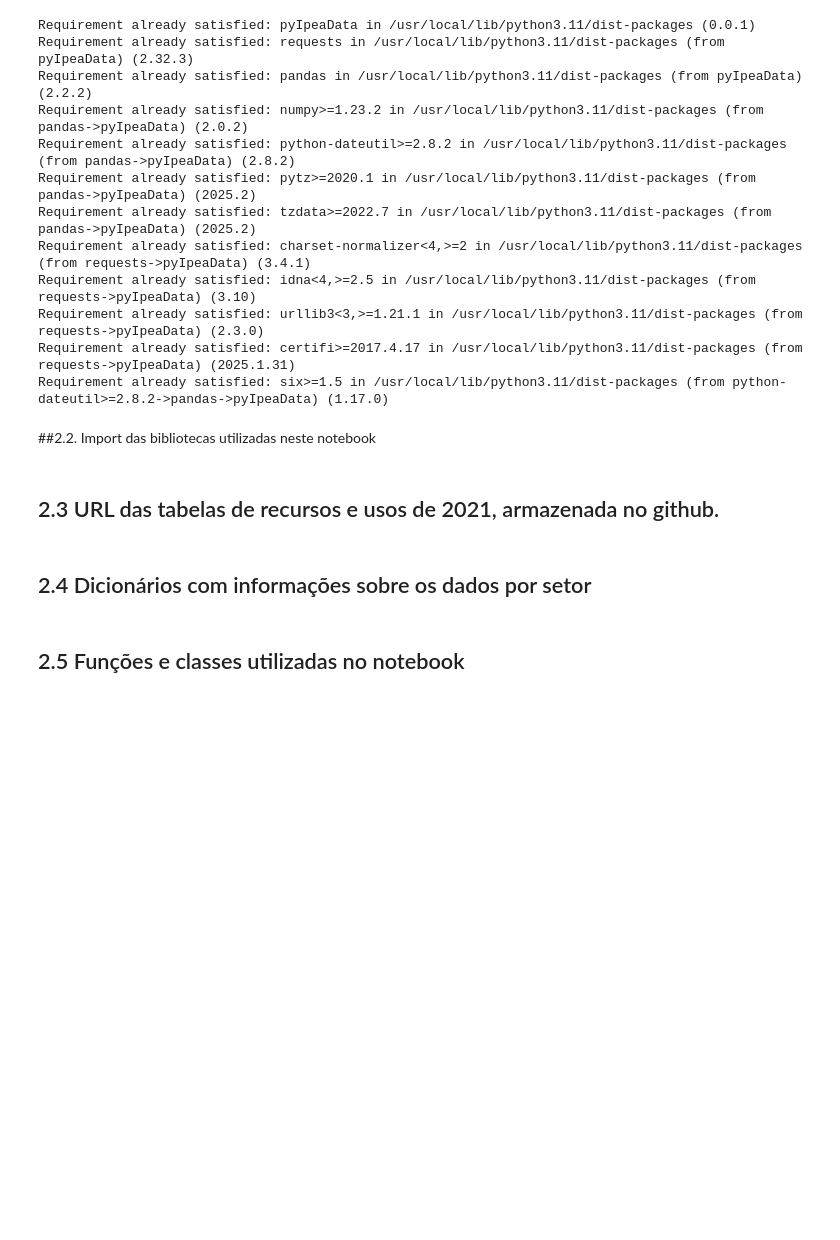
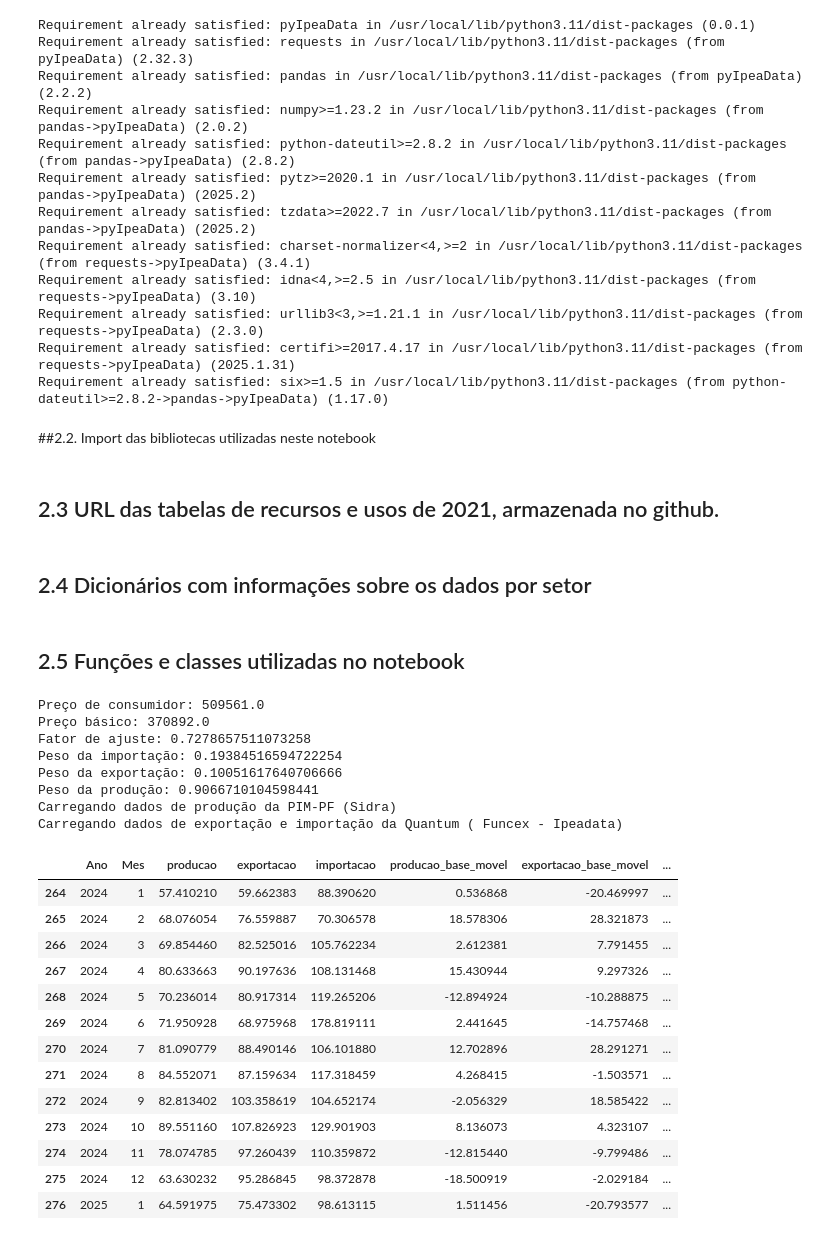
Before and after one commit to amiltonmendes/consumo-aparente, a Jupyter notebook: Cálculo de consumo nacional aparente.ipynb, the cells around one changed output. Saved outputs shown, nothing was run; the diff lists cells and outputs as text; code cells hidden in the pictures; blank space fills up the shorter version.

Commit message:
Atualização para tentar trabalhar com bases móveis

```diff
--- a/Cálculo de consumo nacional aparente.ipynb
+++ b/Cálculo de consumo nacional aparente.ipynb
@@ -35,8 +35,8 @@ import pyIpeaData as ip
 # %% [markdown]
 ## 2.3 URL das tabelas de recursos e usos de 2021, armazenada no github.
 # %%
-url_recursos = 'https://github.com/amiltonmendes/consumo-aparente/raw/refs/heads/main/MIP/68_tab1_2021.xls'
-url_usos = 'https://github.com/amiltonmendes/consumo-aparente/raw/refs/heads/main/MIP/68_tab2_2021.xls'
+url_recursos = 'https://github.com/amiltonmendes/consumo-aparente/raw/refs/heads/main/MIP/68_tab1_2019.xls'
+url_usos = 'https://github.com/amiltonmendes/consumo-aparente/raw/refs/heads/main/MIP/68_tab2_2019.xls'
 # %% [markdown]
 ## 2.4 Dicionários com informações sobre os dados por setor
 # %%
@@ -152,25 +152,69 @@ class ConsumoAparente():
       print(f'Peso da produção: {peso_producao}')
       print('Carregando dados de produção da PIM-PF (Sidra)')
     producao = self.carrega_dados_producao_mensal(mapa_cnae[cnae]['sidra_url'])
+    #Converter esse índice para a base de 2012
+    media_indice_2012 = producao[producao['Ano'] == 2012]['producao'].mean()
+    producao['producao'] = producao['producao']*100/media_indice_2012
+
     if verbose == 1:
       print('Carregando dados de exportação e importação da Quantum ( Funcex - Ipeadata)')
     dados_exportacao = self.carrega_dados_quantum_exp_imp(mapa_cnae[cnae]['exportacao'],'exportacao')
+    #Converter esse índice para a base de 2012
+    media_indice_2012 = dados_exportacao[dados_exportacao['Ano'] == 2012]['exportacao'].mean()
+    dados_exportacao['exportacao'] = dados_exportacao['exportacao']*100/media_indice_2012
     dados_importacao = self.carrega_dados_quantum_exp_imp(mapa_cnae[cnae]['importacao'],'importacao')
+    #Converter esse índice para a base de 2012
+    media_indice_2012 = dados_importacao[dados_importacao['Ano'] == 2012]['importacao'].mean()
+    dados_importacao['importacao'] = dados_importacao['importacao']*100/media_indice_2012
+
+    #Juntar os dados de produção, importação e exportação
+    producao = producao.merge(dados_exportacao,how='inner',on=['Ano','Mes']).merge(dados_importacao,how='inner',on=['Ano','Mes'])
 
 
-    producao = producao.merge(dados_exportacao,how='inner',on=['Ano','Mes']).merge(dados_importacao,how='inner',on=['Ano','Mes'])
 
     producao['producao'] = producao['producao'].astype(float)
     producao['importacao'] = producao['importacao'].astype(float)
     producao['exportacao'] = producao['exportacao'].astype(float)
 
+    producao['producao_base_movel'] = producao['producao'].pct_change()*100
+    producao['exportacao_base_movel'] = producao['exportacao'].pct_change()*100
+    producao['importacao_base_movel'] = producao['importacao'].pct_change()*100
+
     producao['consumo_aparente'] = producao['producao']*peso_producao - producao['exportacao']*peso_exportacao + producao['importacao']*peso_importacao
+    producao['consumo_aparente_base_movel'] = producao['producao_base_movel']*peso_producao - producao['exportacao_base_movel']*peso_exportacao + producao['importacao_base_movel']*peso_importacao
 
     producao['consumo_aparente_12_meses_anterior'] = producao['consumo_aparente'].shift(12)
 
-    producao['variacao_consumo_aparente_arredondado'] = ((producao['consumo_aparente']/producao['consumo_aparente_12_meses_anterior'])-1)*100
+    producao['variacao_consumo_aparente'] = ((producao['consumo_aparente']/producao['consumo_aparente_12_meses_anterior'])-1)*100
+
+    producao['variacao_consumo_aparente_base_movel'] = producao['consumo_aparente_base_movel'].pct_change(12)*100
 
     return producao
 # %%
 consumoAparente = ConsumoAparente(carrega_dados_oferta(),carrega_dados_producao(),carrega_dados_importacao(),carrega_dados_exportacao())
+# %%
+consumoAparente.calcula_consumo_aparente('29',1).tail(13)
+# %% [output]
+Preço de consumidor: 509561.0
+Preço básico: 370892.0
+Fator de ajuste: 0.7278657511073258
+Peso da importação: 0.19384516594722254
+Peso da exportação: 0.10051617640706666
+Peso da produção: 0.9066710104598441
+Carregando dados de produção da PIM-PF (Sidra)
+Carregando dados de exportação e importação da Quantum ( Funcex - Ipeadata)
+|  | Ano | Mes | producao | exportacao | importacao | producao_base_movel | exportacao_base_movel | ... |
+| 264 | 2024 | 1 | 57.410210 | 59.662383 | 88.390620 | 0.536868 | -20.469997 | ... |
+| 265 | 2024 | 2 | 68.076054 | 76.559887 | 70.306578 | 18.578306 | 28.321873 | ... |
+| 266 | 2024 | 3 | 69.854460 | 82.525016 | 105.762234 | 2.612381 | 7.791455 | ... |
+| 267 | 2024 | 4 | 80.633663 | 90.197636 | 108.131468 | 15.430944 | 9.297326 | ... |
+| 268 | 2024 | 5 | 70.236014 | 80.917314 | 119.265206 | -12.894924 | -10.288875 | ... |
+| 269 | 2024 | 6 | 71.950928 | 68.975968 | 178.819111 | 2.441645 | -14.757468 | ... |
+| 270 | 2024 | 7 | 81.090779 | 88.490146 | 106.101880 | 12.702896 | 28.291271 | ... |
+| 271 | 2024 | 8 | 84.552071 | 87.159634 | 117.318459 | 4.268415 | -1.503571 | ... |
+| 272 | 2024 | 9 | 82.813402 | 103.358619 | 104.652174 | -2.056329 | 18.585422 | ... |
+| 273 | 2024 | 10 | 89.551160 | 107.826923 | 129.901903 | 8.136073 | 4.323107 | ... |
+| 274 | 2024 | 11 | 78.074785 | 97.260439 | 110.359872 | -12.815440 | -9.799486 | ... |
+| 275 | 2024 | 12 | 63.630232 | 95.286845 | 98.372878 | -18.500919 | -2.029184 | ... |
+| 276 | 2025 | 1 | 64.591975 | 75.473302 | 98.613115 | 1.511456 | -20.793577 | ... |
 # %%
```
Also changed, not shown: parts of 7 cells of this notebook.
